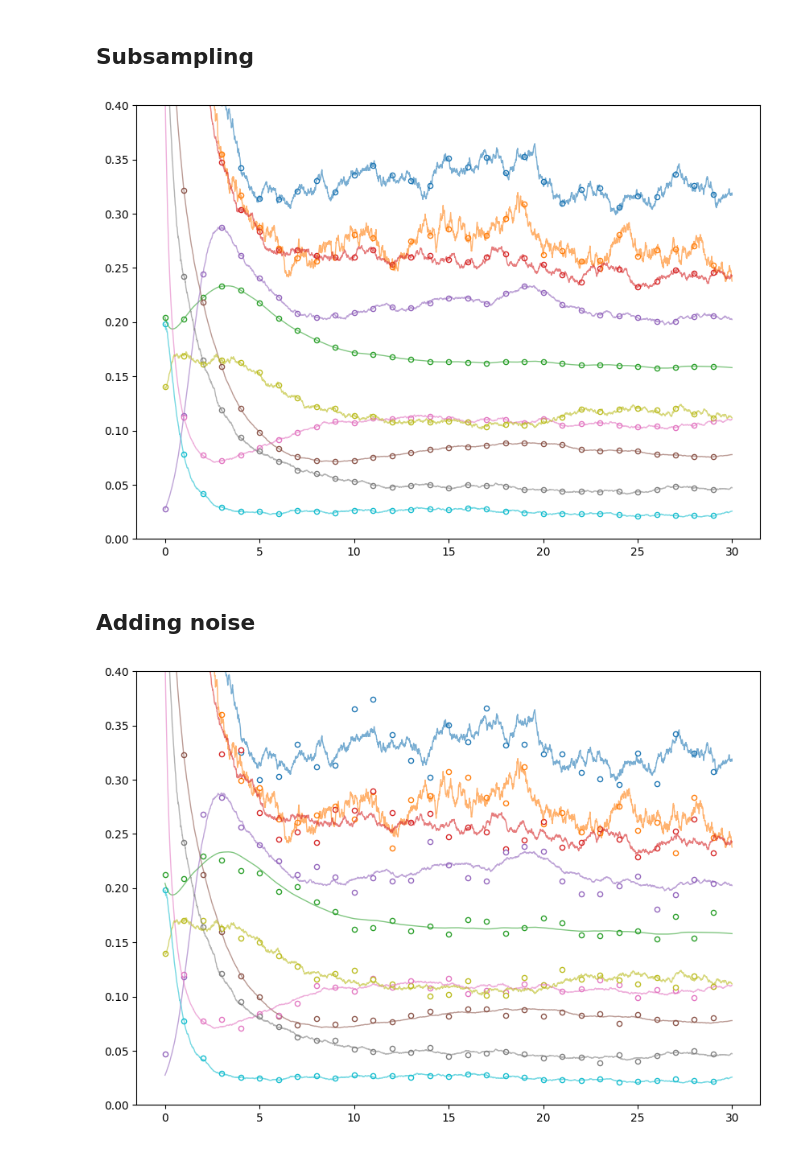
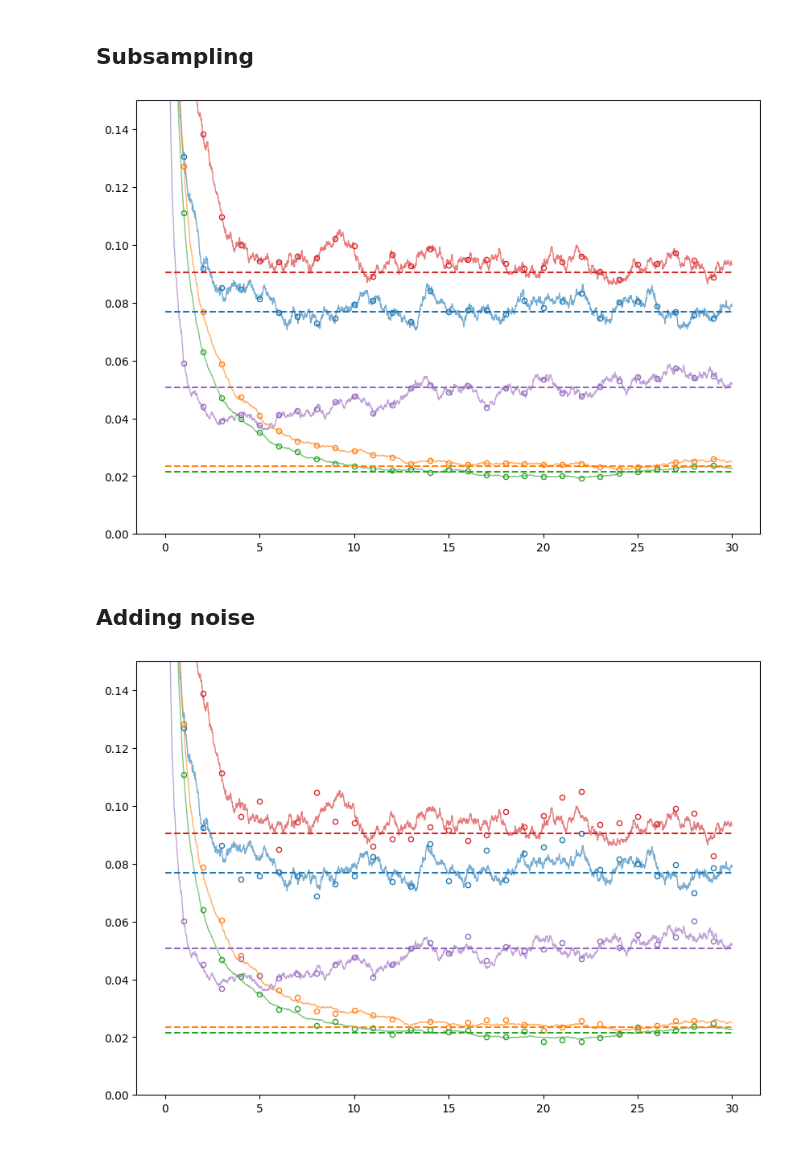
Before and after one commit to joaovaleriano/gLV_OED, a Jupyter notebook: notebooks/testing.ipynb, the cells around one changed output. Cells and saved outputs as stored; diff of their text form; code cells hidden in the pictures.

```diff
--- a/notebooks/testing.ipynb
+++ b/notebooks/testing.ipynb
@@ -16,13 +16,15 @@ def set_nb_seed(seed):
 # %% [markdown]
 ## Test abundace trajectories generation
 # %%
-n = 10
-seed = 1
+n = 5
+seed = 123
 r_max = 1.
 A_diag_std = 1.
 A_off_diag_std = 10.
 
 p = sort_glv_params(n, seed, r_max, A_diag_std, A_off_diag_std)
+r = p[:n]
+A = p[n:].reshape((n, n))
 
 np.random.seed(seed)
 sig = np.random.uniform(0, 0.1, n)
@@ -40,5 +42,10 @@ sol = euler_maruyama(glv, t0, x0, p, sig, dt, t_eval)
 
 plt.figure(figsize=(10, 7))
 plt.plot(t_eval, sol, lw=2)
+
+x_eq = -np.linalg.inv(A)@r
+
+for i in range(n):
+    plt.hlines(x_eq[i], t_eval[0], t_eval[-1], ls="--", color=f"C{i}")
 plt.show()
 # %% [output]
@@ -48,28 +54,30 @@ new matrix 5
 ## Subsampling
 # %%
 t2 = t_eval[::100]
-sol2 = subsampler(t2, t_eval, sol)
+sol2 = measurement(t2, t_eval, sol)
 
 plt.figure(figsize=(10, 7))
 plt.plot(t_eval, sol, lw=1, alpha=0.6)
 for i in range(sol2.shape[1]):
     plt.scatter(t2, sol2[:,i], facecolors="w", edgecolors=f"C{i}", s=20)
+    plt.hlines(x_eq[i], t_eval[0], t_eval[-1], ls="--", color=f"C{i}")
 
-plt.ylim(0, 0.4)
+plt.ylim(0, 0.15)
 plt.show()
 # %% [output]
-[figure, old version]
+[figure, new version]
 # %% [markdown]
 ## Adding noise
 # %%
-sol3 = noisy_measurement(sol2, 0.05*sol2[-1])
+sol3 = measurement(t2, t_eval, sol, 0.05*sol[-1])
 
 plt.figure(figsize=(10, 7))
 plt.plot(t_eval, sol, lw=1, alpha=0.6)
 for i in range(sol2.shape[1]):
     plt.scatter(t2, sol3[:,i], facecolors="w", edgecolors=f"C{i}", s=20)
+    plt.hlines(x_eq[i], t_eval[0], t_eval[-1], ls="--", color=f"C{i}")
 
-plt.ylim(0, 0.4)
+plt.ylim(0, 0.15)
 plt.show()
 # %% [output]
-[figure, old version]
+[figure, new version]
```
Also changed, not shown: parts of 2 cells of this notebook.
